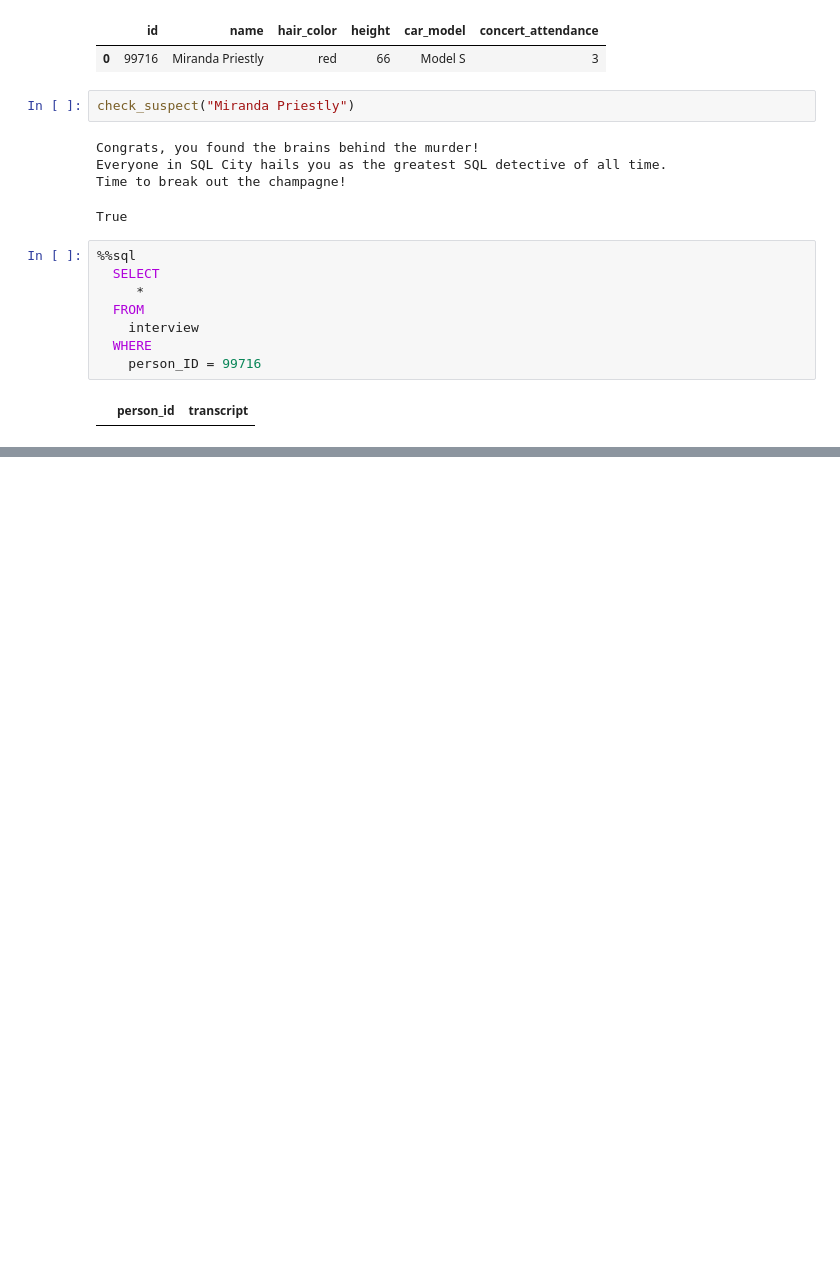
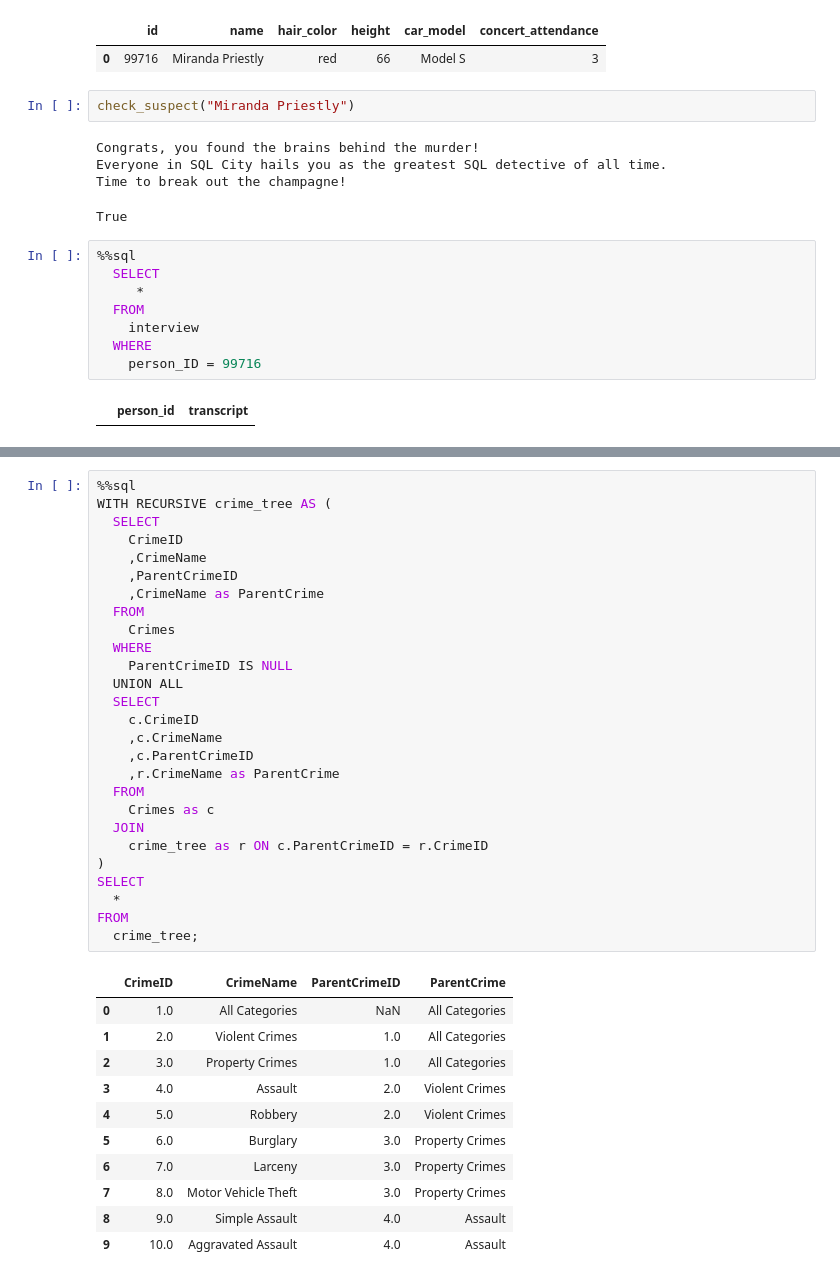
Before and after one commit to DerikVo/COOP_Material, a Jupyter notebook: Derik_Copy_of_COOP_SQL_Murder_Mystery.ipynb, the cells around one changed output, grey strips where cells are left out. Drawn from its saved outputs; the diff is of its cells as text; blank space fills up the shorter version.

Commit message:
Created a recursive CTE to teach control flow for python 102

```diff
--- a/Derik_Copy_of_COOP_SQL_Murder_Mystery.ipynb
+++ b/Derik_Copy_of_COOP_SQL_Murder_Mystery.ipynb
@@ -583,0 +633,39 @@ Congrats, you've found the mastermind. If you have any questions feel free to me
+# %%
+%%sql
+WITH RECURSIVE crime_tree AS (
+  SELECT
+    CrimeID
+    ,CrimeName
+    ,ParentCrimeID
+    ,CrimeName as ParentCrime
+  FROM
+    Crimes
+  WHERE
+    ParentCrimeID IS NULL
+  UNION ALL
+  SELECT
+    c.CrimeID
+    ,c.CrimeName
+    ,c.ParentCrimeID
+    ,r.CrimeName as ParentCrime
+  FROM
+    Crimes as c
+  JOIN
+    crime_tree as r ON c.ParentCrimeID = r.CrimeID
+)
+SELECT
+  *
+FROM
+  crime_tree;
+# %% [output]
+|  | CrimeID | CrimeName | ParentCrimeID | ParentCrime |
+| 0 | 1.0 | All Categories | NaN | All Categories |
+| 1 | 2.0 | Violent Crimes | 1.0 | All Categories |
+| 2 | 3.0 | Property Crimes | 1.0 | All Categories |
+| 3 | 4.0 | Assault | 2.0 | Violent Crimes |
+| 4 | 5.0 | Robbery | 2.0 | Violent Crimes |
+| 5 | 6.0 | Burglary | 3.0 | Property Crimes |
+| 6 | 7.0 | Larceny | 3.0 | Property Crimes |
+| 7 | 8.0 | Motor Vehicle Theft | 3.0 | Property Crimes |
+| 8 | 9.0 | Simple Assault | 4.0 | Assault |
+| 9 | 10.0 | Aggravated Assault | 4.0 | Assault |
```
Also changed, not shown: parts of 4 cells of this notebook.
